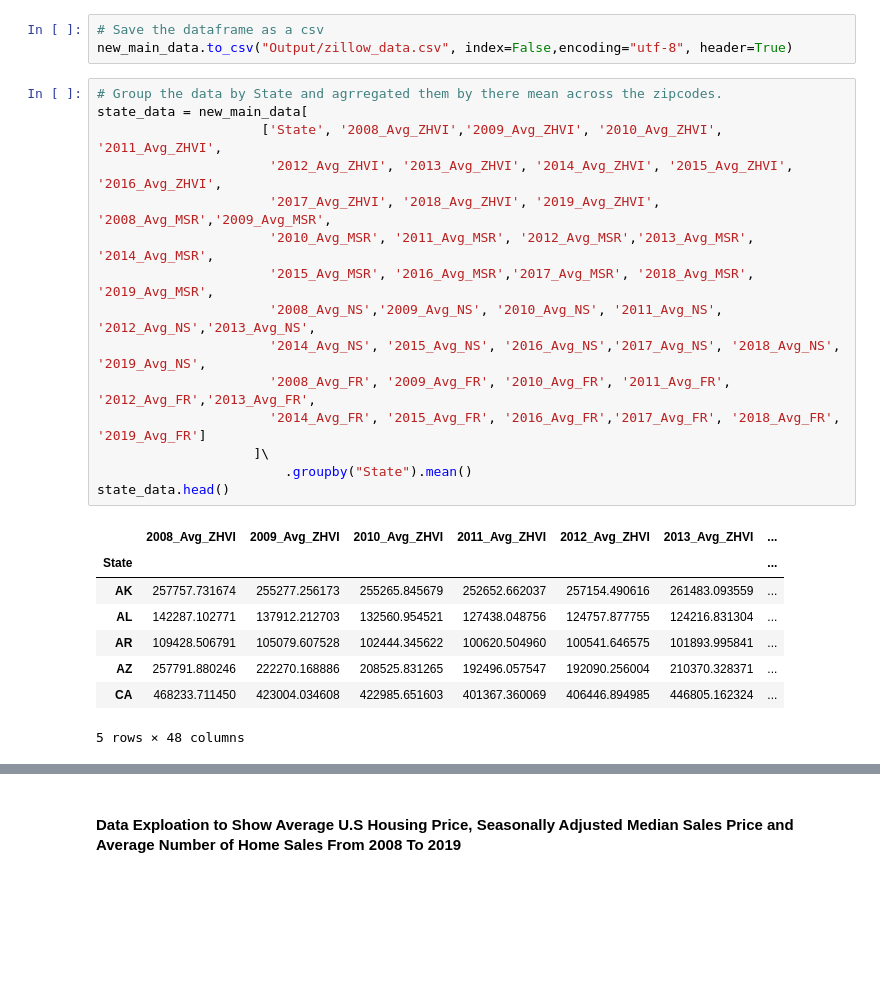
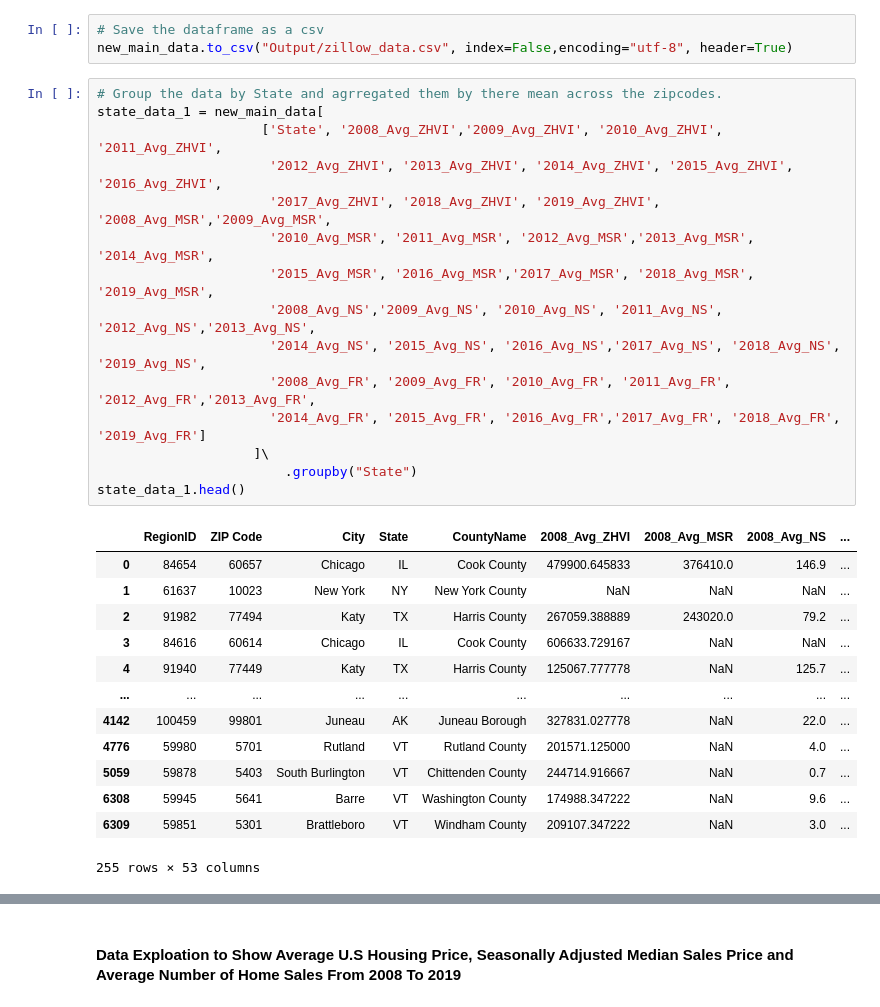
Before and after one commit to cmarchini19/US-Housing-Market-Analysis, a Jupyter notebook: tolu.ipynb, the cells around one changed output, grey strips where cells are left out. Saved outputs shown, nothing was run; the diff lists cells and outputs as text; blank space fills up the shorter version.

```diff
--- a/tolu.ipynb
+++ b/tolu.ipynb
@@ -155,25 +155,30 @@ new_main_data.head()
 new_main_data.to_csv("Output/zillow_data.csv", index=False,encoding="utf-8", header=True)
 # %%
 # Group the data by State and agrregated them by there mean across the zipcodes.
-state_data = new_main_data[
+state_data_1 = new_main_data[
                      ['State', '2008_Avg_ZHVI','2009_Avg_ZHVI', '2010_Avg_ZHVI', '2011_Avg_ZHVI',
                       '2012_Avg_ZHVI', '2013_Avg_ZHVI', '2014_Avg_ZHVI', '2015_Avg_ZHVI', '2016_Avg_ZHVI',
                       '2017_Avg_ZHVI', '2018_Avg_ZHVI', '2019_Avg_ZHVI', '2008_Avg_MSR','2009_Avg_MSR',
                       '2010_Avg_MSR', '2011_Avg_MSR', '2012_Avg_MSR','2013_Avg_MSR', '2014_Avg_MSR',
                       '2015_Avg_MSR', '2016_Avg_MSR','2017_Avg_MSR', '2018_Avg_MSR', '2019_Avg_MSR',
                       '2008_Avg_NS','2009_Avg_NS', '2010_Avg_NS', '2011_Avg_NS', '2012_Avg_NS','2013_Avg_NS',
                       '2014_Avg_NS', '2015_Avg_NS', '2016_Avg_NS','2017_Avg_NS', '2018_Avg_NS', '2019_Avg_NS',
                       '2008_Avg_FR', '2009_Avg_FR', '2010_Avg_FR', '2011_Avg_FR', '2012_Avg_FR','2013_Avg_FR',
                       '2014_Avg_FR', '2015_Avg_FR', '2016_Avg_FR','2017_Avg_FR', '2018_Avg_FR', '2019_Avg_FR']
                     ]\
-                        .groupby("State").mean()
-state_data.head()
+                        .groupby("State")
+state_data_1.head()
 # %% [output]
-|  | 2008_Avg_ZHVI | 2009_Avg_ZHVI | 2010_Avg_ZHVI | 2011_Avg_ZHVI | 2012_Avg_ZHVI | 2013_Avg_ZHVI | ... |
-| State |  |  |  |  |  |  | ... |
-| AK | 257757.731674 | 255277.256173 | 255265.845679 | 252652.662037 | 257154.490616 | 261483.093559 | ... |
-| AL | 142287.102771 | 137912.212703 | 132560.954521 | 127438.048756 | 124757.877755 | 124216.831304 | ... |
-| AR | 109428.506791 | 105079.607528 | 102444.345622 | 100620.504960 | 100541.646575 | 101893.995841 | ... |
-| AZ | 257791.880246 | 222270.168886 | 208525.831265 | 192496.057547 | 192090.256004 | 210370.328371 | ... |
-| CA | 468233.711450 | 423004.034608 | 422985.651603 | 401367.360069 | 406446.894985 | 446805.162324 | ... |
+|  | RegionID | ZIP Code | City | State | CountyName | 2008_Avg_ZHVI | 2008_Avg_MSR | 2008_Avg_NS | ... |
+| 0 | 84654 | 60657 | Chicago | IL | Cook County | 479900.645833 | 376410.0 | 146.9 | ... |
+| 1 | 61637 | 10023 | New York | NY | New York County | NaN | NaN | NaN | ... |
+| 2 | 91982 | 77494 | Katy | TX | Harris County | 267059.388889 | 243020.0 | 79.2 | ... |
+| 3 | 84616 | 60614 | Chicago | IL | Cook County | 606633.729167 | NaN | NaN | ... |
+| 4 | 91940 | 77449 | Katy | TX | Harris County | 125067.777778 | NaN | 125.7 | ... |
+| ... | ... | ... | ... | ... | ... | ... | ... | ... | ... |
+| 4142 | 100459 | 99801 | Juneau | AK | Juneau Borough | 327831.027778 | NaN | 22.0 | ... |
+| 4776 | 59980 | 5701 | Rutland | VT | Rutland County | 201571.125000 | NaN | 4.0 | ... |
+| 5059 | 59878 | 5403 | South Burlington | VT | Chittenden County | 244714.916667 | NaN | 0.7 | ... |
+| 6308 | 59945 | 5641 | Barre | VT | Washington County | 174988.347222 | NaN | 9.6 | ... |
+| 6309 | 59851 | 5301 | Brattleboro | VT | Windham County | 209107.347222 | NaN | 3.0 | ... |
-5 rows × 48 columns
+255 rows × 53 columns
```
Also changed, not shown: parts of 15 cells of this notebook, 6 other files.
